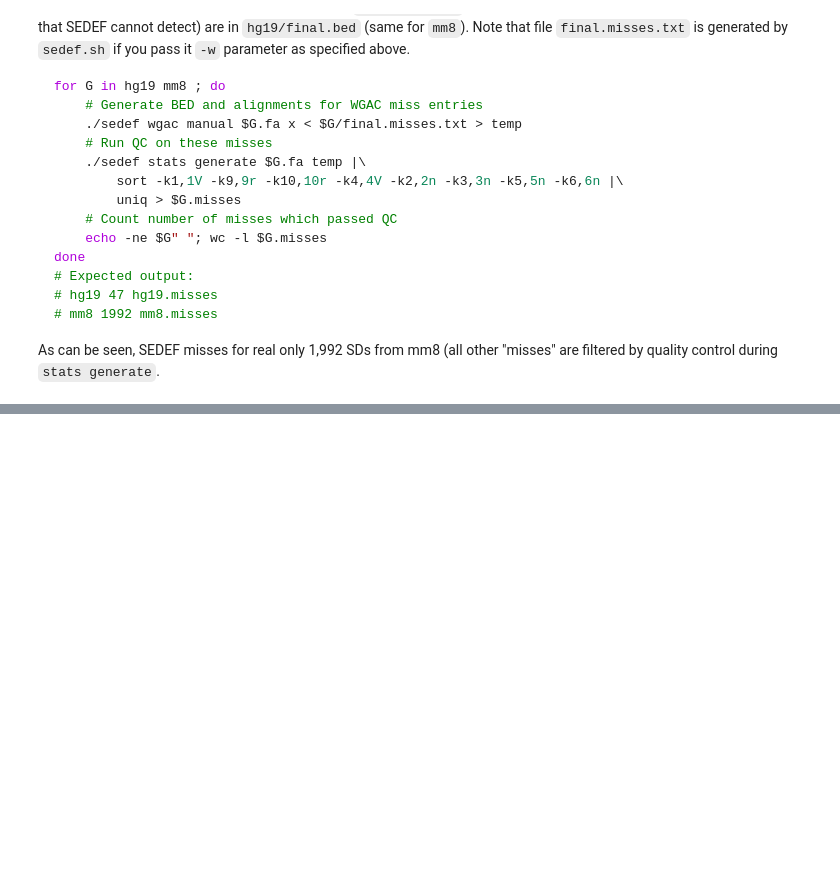
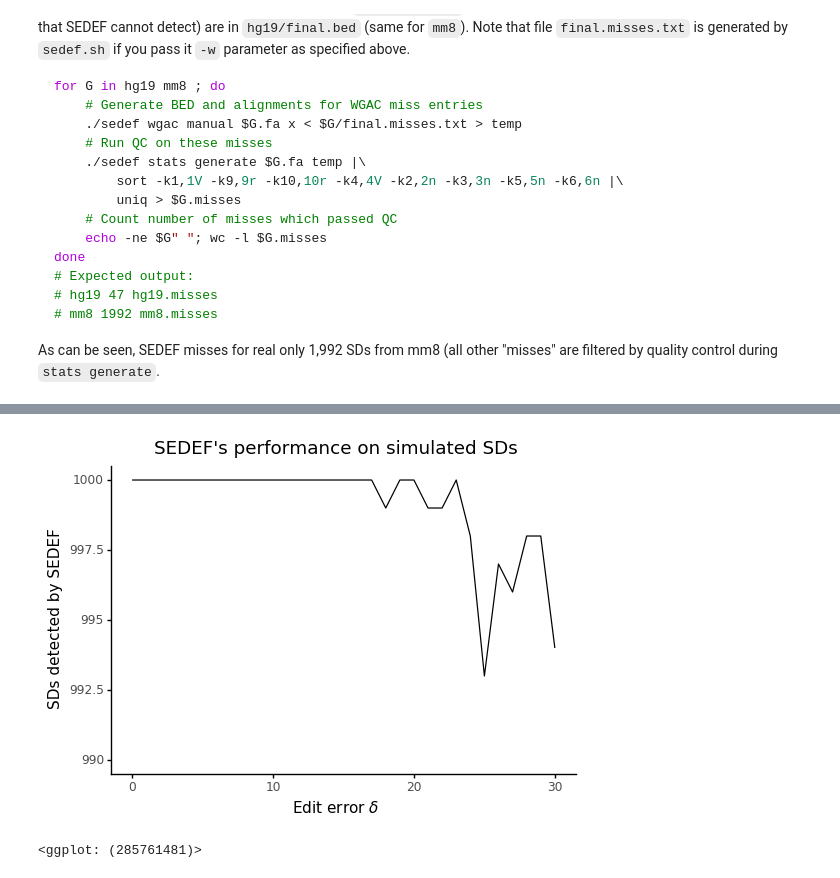
Before and after one commit to vpc-ccg/sedef, a Jupyter notebook: paper/experiments.ipynb, the cells around one changed output, grey strips where cells are left out. Drawn from its saved outputs; the diff is of its cells as text; code cells hidden in the pictures; blank space fills up the shorter version.

```diff
--- a/paper/experiments.ipynb
+++ b/paper/experiments.ipynb
@@ -258 +241,16 @@ Finally, we generate the plot:
+# %%
+import pandas as pd
+from plotnine import *
+
+df = pd.read_csv('output-rand.txt', sep=';', index_col=False)
+(ggplot(df, aes(x='error', y='hits')) +
+ geom_line() +
+ ylim(990,1000) +
+ labs(x = u"Edit error $\delta$", y="SDs detected by SEDEF", title="SEDEF's performance on simulated SDs") +
+ theme_classic() +
+ theme(text=element_text(family=['Helvetica']))
+)
+# %% [output]
+[figure, added]
+<ggplot: (285761481)>
 # %%
```
Also changed, not shown: parts of 11 cells of this notebook, 6 other files.
